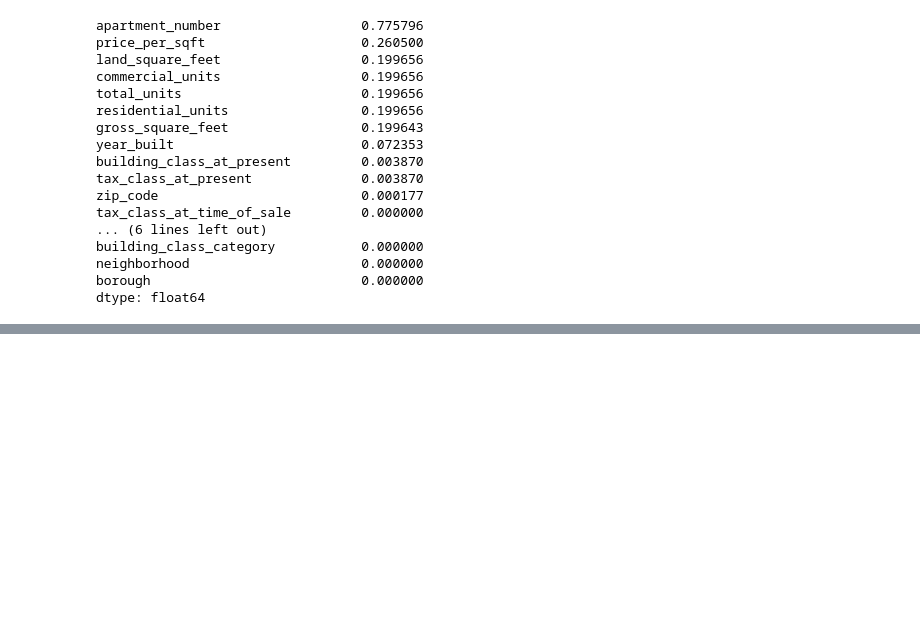
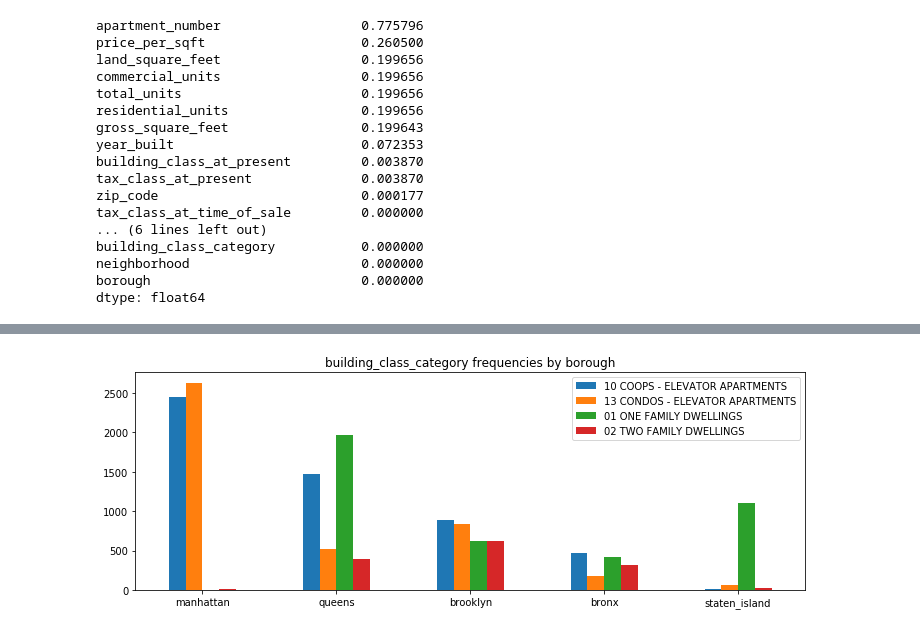
Before and after one commit to FredaXin/client_project, a Jupyter notebook: Jamie/EDA_nyc_dept.ipynb, the cells around one changed output, grey strips where cells are left out. Cells and saved outputs as stored; diff of their text form; code cells hidden in the pictures; blank space fills up the shorter version.

```diff
--- a/Jamie/EDA_nyc_dept.ipynb
+++ b/Jamie/EDA_nyc_dept.ipynb
@@ -209,0 +141,4 @@ df[((df['in_si']==True)|(df['in_mh']==True)|(df['in_qu']==True)|(df['in_bx']==Tr
+# %%
+borough_comparison('building_class_category',8)
+# %% [output]
+[figure, added]
```
Also changed, not shown: parts of 80 cells of this notebook, 9 other files.
